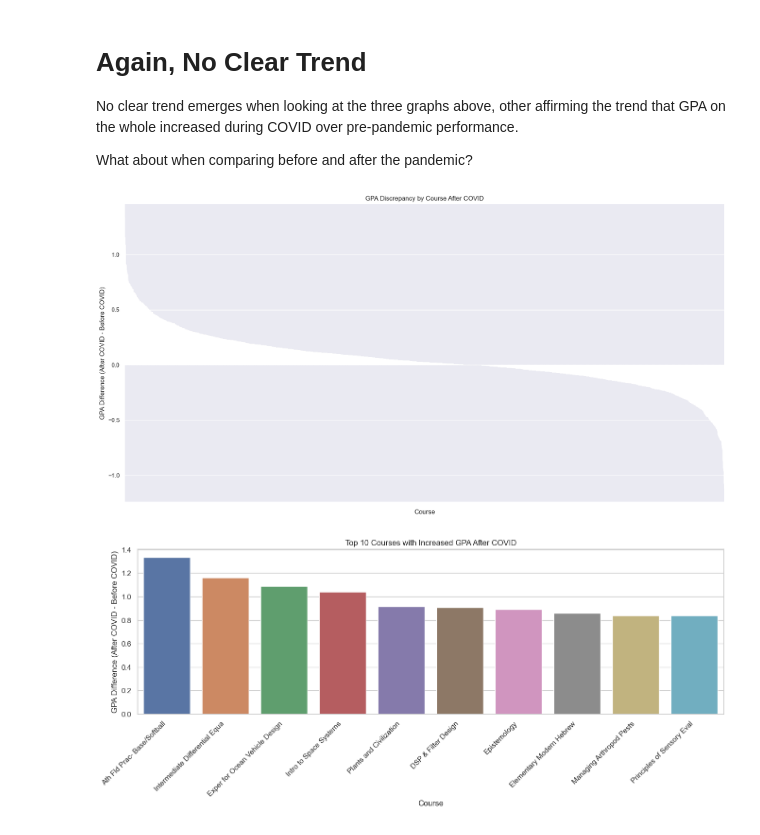
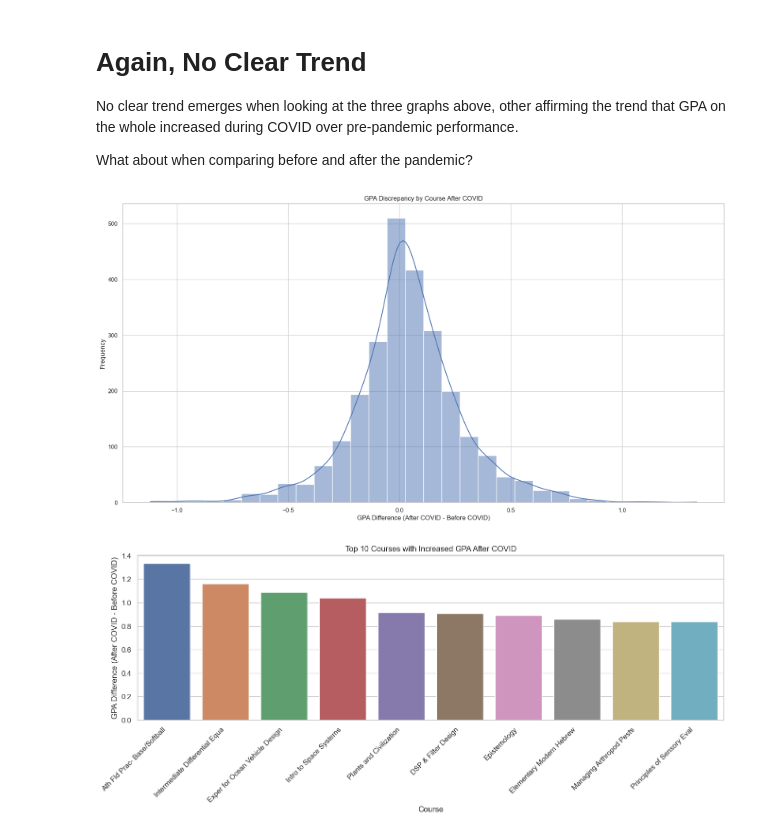
Before and after one commit to uehlingeric/VTCoursePandemicInsights, a Jupyter notebook: VTCoursePandemicInsights.ipynb, the cells around one changed output. Saved outputs shown, nothing was run; the diff lists cells and outputs as text; code cells hidden in the pictures.

```diff
--- a/VTCoursePandemicInsights.ipynb
+++ b/VTCoursePandemicInsights.ipynb
@@ -467,21 +464,18 @@ What about when comparing before and after the pandemic?
 # %%
 # Calculate the difference in mean GPA between before and during COVID
 mean_gpa_all['GPA Difference'] = mean_gpa_all['Mean GPA After COVID'] - mean_gpa_all['Mean GPA Before COVID']
 
-# Sort all departments by GPA Difference
+# Sort all courses by GPA Difference
 all_departments_sorted = mean_gpa_all.sort_values('GPA Difference', ascending=False)
 
-# Create a bar chart for all departments
 plt.figure(figsize=(20, 10))
-ax = sns.barplot(data=all_departments_sorted, x='Course Title', y='GPA Difference')
-ax.set_xticklabels([])
+sns.histplot(data=all_departments_sorted, x='GPA Difference', bins=30, palette='viridis', kde=True)
 plt.title('GPA Discrepancy by Course After COVID')
-plt.xlabel('Course')
-plt.ylabel('GPA Difference (After COVID - Before COVID)')
-plt.xticks(rotation=90)
+plt.xlabel('GPA Difference (After COVID - Before COVID)')
+plt.ylabel('Frequency')
 plt.show()
 # %% [output]
-[figure, old version]
+[figure, new version]
 # %%
 # Calculate the difference in mean GPA between before and during COVID
 mean_gpa_all['GPA Difference'] = mean_gpa_all['Mean GPA After COVID'] - mean_gpa_all['Mean GPA Before COVID']
```
Also changed, not shown: parts of 1 cell of this notebook, 1 other file.
